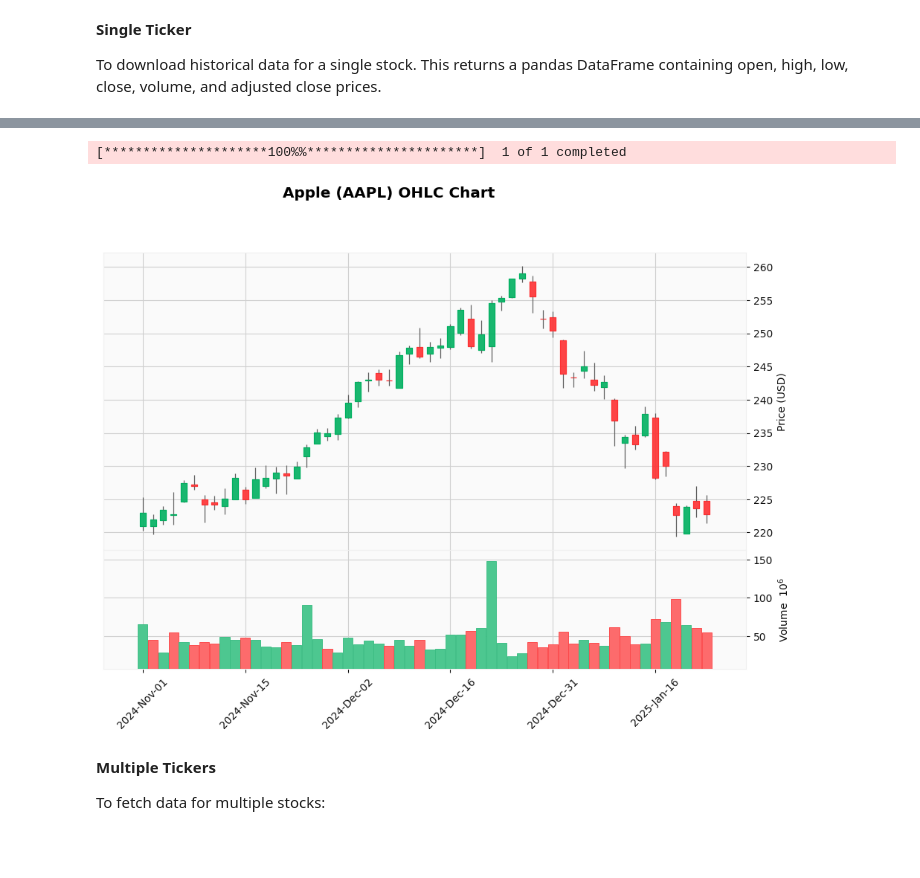
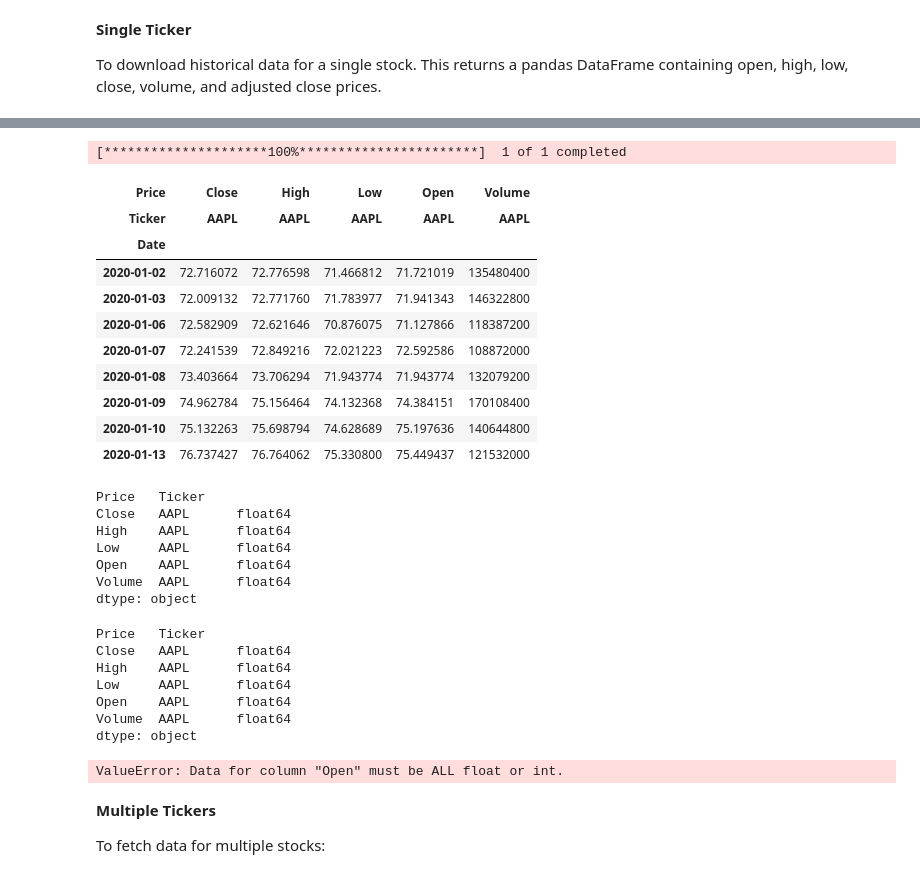
Before and after one commit to polyhedron-gdl/ml-for-finance-intro, a Jupyter notebook: 2025/01-notebooks/nb-lesson-1-3.ipynb, the cells around one changed output, grey strips where cells are left out. Saved outputs shown, nothing was run; the diff lists cells and outputs as text; code cells hidden in the pictures; blank space fills up the shorter version.

```diff
--- a/2025/01-notebooks/nb-lesson-1-3.ipynb
+++ b/2025/01-notebooks/nb-lesson-1-3.ipynb
@@ -593,22 +610,63 @@ apple_data.head()
 # %%
 import mplfinance as mpf
 
 # Download historical data for Apple (AAPL)
-apple_data = yf.download("AAPL", start="2024-11-01", end="2025-01-27")
-
-# Plot the OHLC chart
-mpf.plot(
-    apple_data,
-    type='candle',  # 'candle' for candlestick chart
-    style='yahoo',  # Yahoo Finance style
-    title='Apple (AAPL) OHLC Chart',
-    ylabel='Price (USD)',
-    volume=True,    # Include volume in the plot
-    figsize=(12, 8) # Set the size of the plot
-)
+apple_data = yf.download("AAPL", start="2020-01-01", end="2020-01-14")
+apple_data.head(15)
 # %% [output]
-[*********************100%%**********************]  1 of 1 completed
+[*********************100%***********************]  1 of 1 completed
-[figure, removed]
+| Price | Close | High | Low | Open | Volume |
+| Ticker | AAPL | AAPL | AAPL | AAPL | AAPL |
+| Date |  |  |  |  |  |
+| 2020-01-02 | 72.716072 | 72.776598 | 71.466812 | 71.721019 | 135480400 |
+| 2020-01-03 | 72.009132 | 72.771760 | 71.783977 | 71.941343 | 146322800 |
+| 2020-01-06 | 72.582909 | 72.621646 | 70.876075 | 71.127866 | 118387200 |
+| 2020-01-07 | 72.241539 | 72.849216 | 72.021223 | 72.592586 | 108872000 |
+| 2020-01-08 | 73.403664 | 73.706294 | 71.943774 | 71.943774 | 132079200 |
+| 2020-01-09 | 74.962784 | 75.156464 | 74.132368 | 74.384151 | 170108400 |
+| 2020-01-10 | 75.132263 | 75.698794 | 74.628689 | 75.197636 | 140644800 |
+| 2020-01-13 | 76.737427 | 76.764062 | 75.330800 | 75.449437 | 121532000 |
+# %%
+# Ensure all values are numeric
+apple_data = apple_data.apply(pd.to_numeric, errors='coerce')
+# Drop rows with NaN values
+apple_data.dropna(inplace=True)
+# mplfinance requires the DataFrame's index to be in DateTime format.
+apple_data.index = pd.to_datetime(apple_data.index)
+apple_data.reset_index()
+print(apple_data.dtypes)
+# %% [output]
+Price   Ticker
+Close   AAPL      float64
+High    AAPL      float64
+Low     AAPL      float64
+Open    AAPL      float64
+Volume  AAPL      float64
+dtype: object
+# %%
+apple_data = apple_data.astype(float)
+print(apple_data.dtypes)
+# %% [output]
+Price   Ticker
+Close   AAPL      float64
+High    AAPL      float64
+Low     AAPL      float64
+Open    AAPL      float64
+Volume  AAPL      float64
+dtype: object
+# %%
+# Plot the OHLC chart
+mpf.plot(
+    apple_data,
+    type='candle',  # 'candle' for candlestick chart
+    style='yahoo',  # Yahoo Finance style
+    title='Apple (AAPL) OHLC Chart',
+    ylabel='Price (USD)',
+    volume=True,    # Include volume in the plot
+    figsize=(12, 8) # Set the size of the plot
+)
+# %% [output]
+ValueError: Data for column "Open" must be ALL float or int.
 # %% [markdown]
 **Multiple Tickers**
 
```
Also changed, not shown: parts of 8 cells of this notebook.
